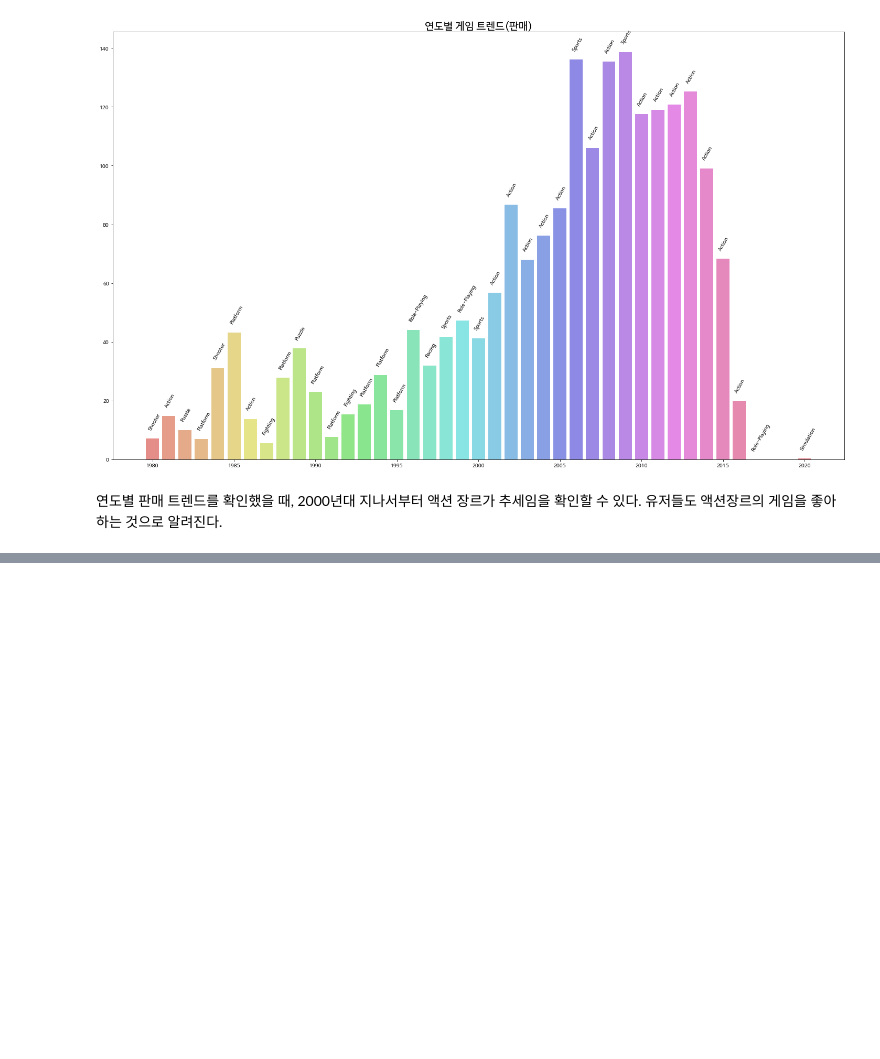
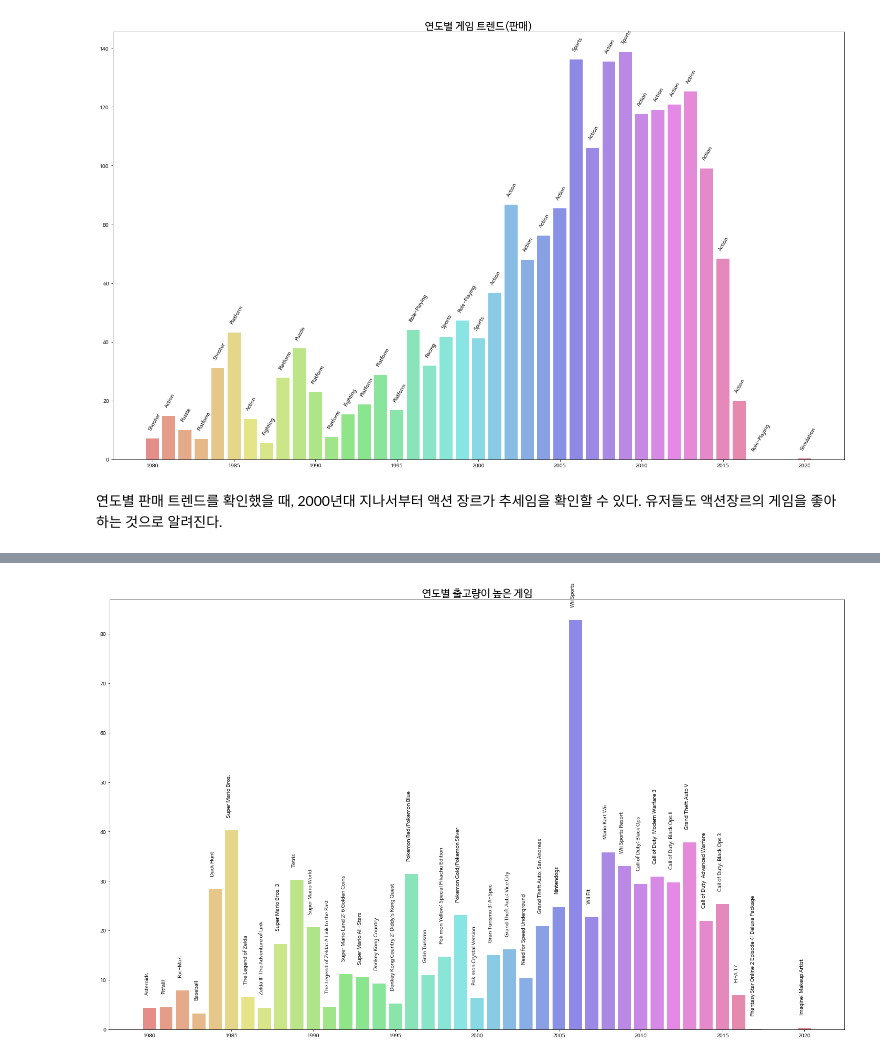
Before and after one commit to dustin-kang/ds-GameDesignAnalysis, a Jupyter notebook: code/Proj1_EDA.ipynb, the cells around one changed output, grey strips where cells are left out. Drawn from its saved outputs; the diff is of its cells as text; code cells hidden in the pictures; blank space fills up the shorter version.

```diff
--- a/code/Proj1_EDA.ipynb
+++ b/code/Proj1_EDA.ipynb
@@ -715,0 +769,17 @@ plt.show()
+# %%
+data_c2 = data_c.drop(data_c.columns[2:6], axis=1)
+data_cy = data_c2.groupby(['Year','Name'])['Total_Sales'].sum().reset_index(name='판매량')
+# %%
+data_cy = data_cy.rename({'Year':'출시년도','Name':'게임이름'},axis=1)
+data_cy = data_cy[data_cy.groupby(['출시년도'])['판매량'].transform(max) == data_cy.판매량]
+# %%
+plt.figure(figsize = (25,15))
+colors = sns.color_palette('hls',len(data_cy.index))  # 색상지정
+
+plt.bar(data_cy.출시년도, data_cy.판매량, color=colors, alpha= 0.7);
+plt.title('연도별 출고량이 높은 게임', fontsize=20)
+for i in data_cy.index:
+  plt.annotate(data_cy.게임이름[i], (data_cy.출시년도[i] - 0.3, data_cy.판매량[i] + 3),rotation=90)
+plt.show()
+# %% [output]
+[figure, added]
```
Also changed, not shown: parts of 36 cells of this notebook.
